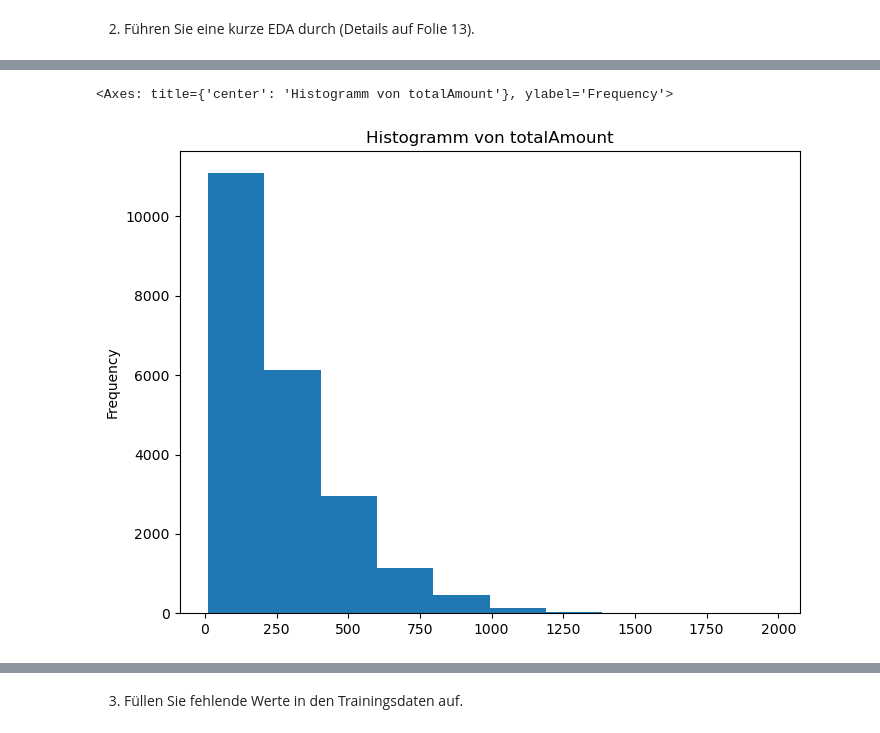
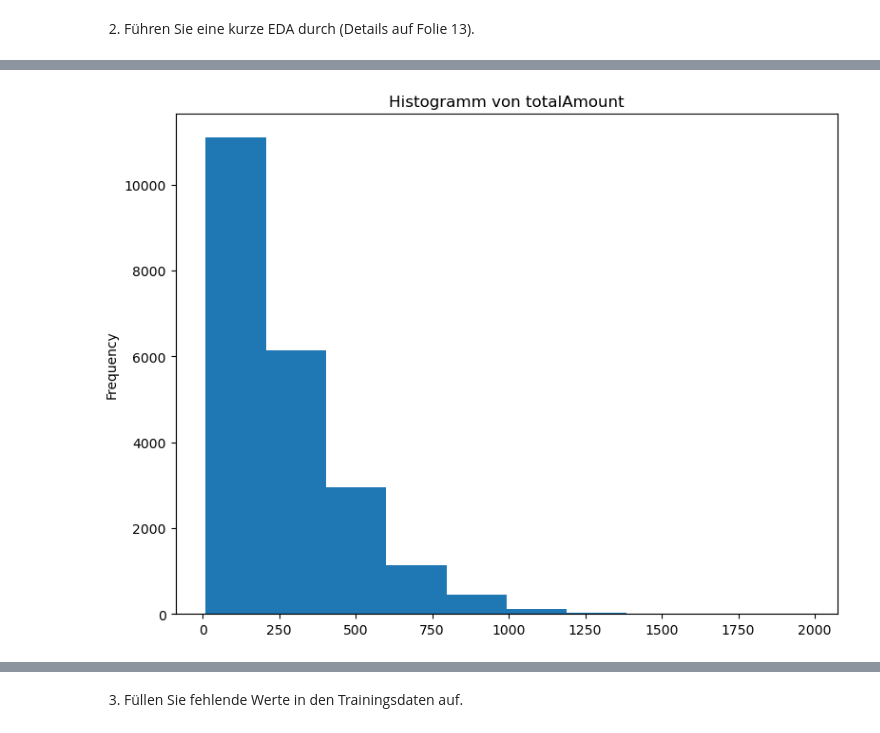
Before and after one commit to ClaraSto/ml-projekt-ss25, a Jupyter notebook: projekt.ipynb, the cells around one changed output, grey strips where cells are left out. Drawn from its saved outputs; the diff is of its cells as text; code cells hidden in the pictures.

```diff
--- a/projekt.ipynb
+++ b/projekt.ipynb
@@ -22,7 +27,7 @@ train_df['customerType'].value_counts().plot.bar(figsize=(8, 6), title='Verteilu
 # %%
-
 train_df['totalAmount'].plot.hist(bins=10, figsize=(8, 6), title='Histogramm von totalAmount')
+plt.tight_layout()
+plt.show()
 # %% [output]
-<Axes: title={'center': 'Histogramm von totalAmount'}, ylabel='Frequency'>
-[figure, old version]
+[figure, new version]
 # %%
```
Also changed, not shown: parts of 5 cells of this notebook.
